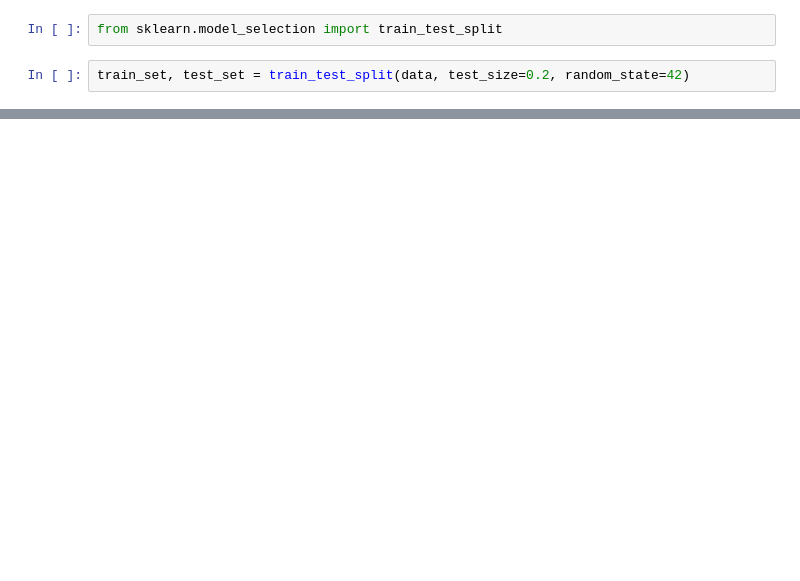
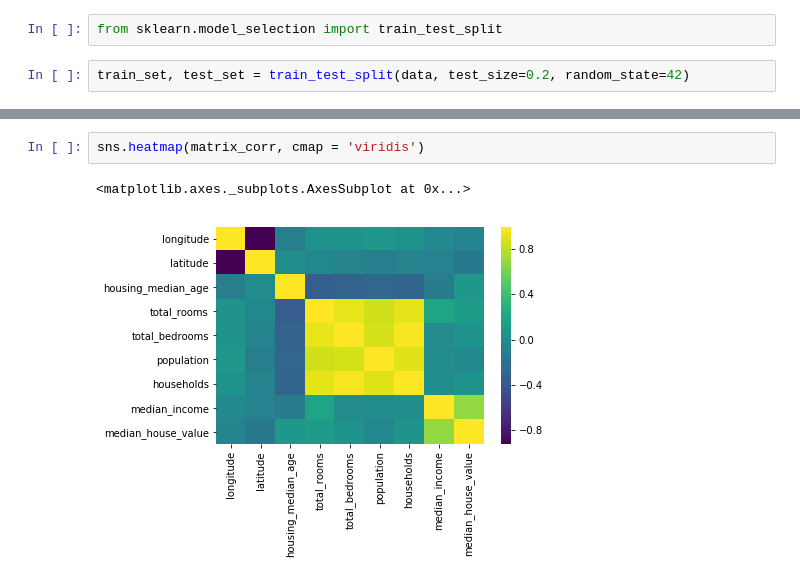
Before and after one commit to paulojunqueira/Python-Projects-and-Studies, a Jupyter notebook: Hands-On Machine Learning With Scikit-Lern and Tensorflow Book Exercises/Capitulo 2.ipynb, the cells around one changed output, grey strips where cells are left out. Saved outputs shown, nothing was run; the diff lists cells and outputs as text; blank space fills up the shorter version.

```diff
--- a/Hands-On Machine Learning With Scikit-Lern and Tensorflow Book Exercises/Capitulo 2.ipynb
+++ b/Hands-On Machine Learning With Scikit-Lern and Tensorflow Book Exercises/Capitulo 2.ipynb
@@ -107,0 +135,5 @@ test_set.size
+# %%
+sns.heatmap(matrix_corr, cmap = 'viridis')
+# %% [output]
+<matplotlib.axes._subplots.AxesSubplot at 0x...>
+[figure, added]
```
Also changed, not shown: parts of 21 cells of this notebook.
